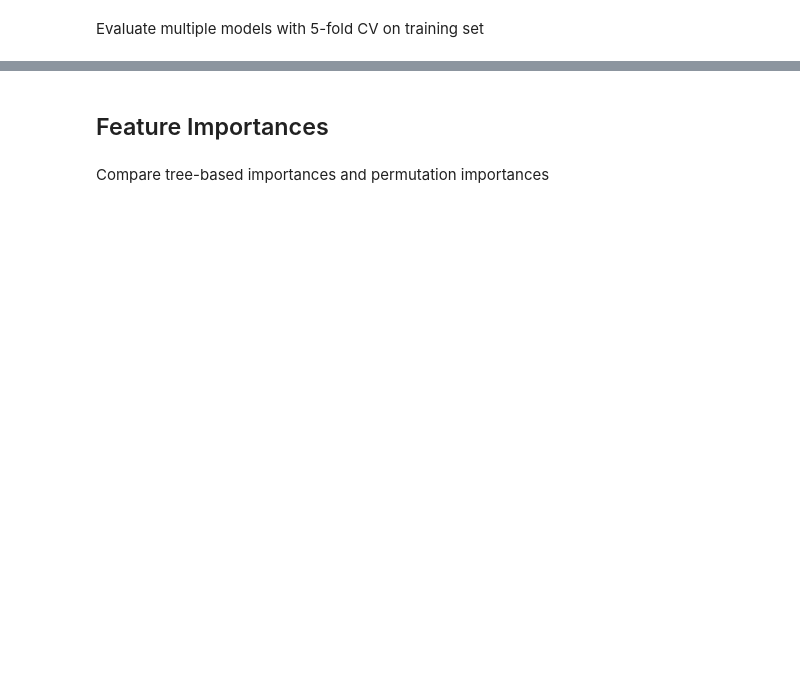
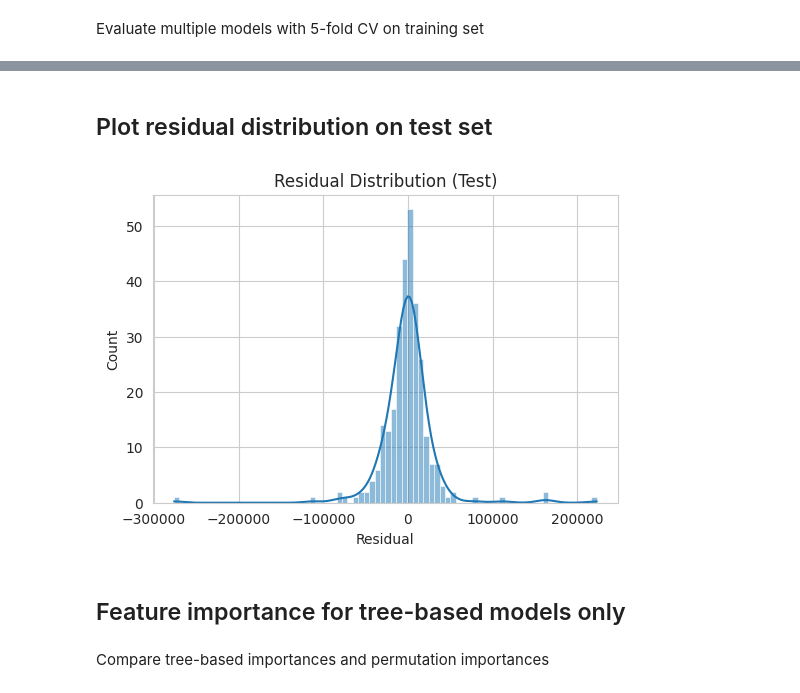
Before and after one commit to micmic210/heritage-housing-issues, a Jupyter notebook: jupyter_notebooks/ModelingAndEvaluation.ipynb, the cells around one changed output, grey strips where cells are left out. Saved outputs shown, nothing was run; the diff lists cells and outputs as text; code cells hidden in the pictures; blank space fills up the shorter version.

```diff
--- a/jupyter_notebooks/ModelingAndEvaluation.ipynb
+++ b/jupyter_notebooks/ModelingAndEvaluation.ipynb
@@ -101 +133,3 @@ y_test = test[target]
+# %%
+X_test_ohe  = preprocess.transform(X_test)
 # %% [markdown]
@@ -205,13 +261,17 @@ plt.show()
+# %% [markdown]
+## Plot residual distribution on test set
 # %%
-residuals = y_test - final_pipe.predict(X_test)
+residuals = y_test - final_pipe.predict(X_test_ohe)
 plt.figure(figsize=(6, 4))
 sns.histplot(residuals, kde=True)
 plt.title("Residual Distribution (Test)")
 plt.xlabel("Residual")
 plt.savefig("docs/plots/residuals.png", bbox_inches="tight")
 plt.show()
+# %% [output]
+[figure, added]
-# %% [markdown]
-## Feature Importances
+# %% [markdown]
+## Feature importance for tree-based models only
 # %% [markdown]
 Compare tree-based importances and permutation importances
 # %%
```
Also changed, not shown: parts of 35 cells of this notebook, 5 other files.
